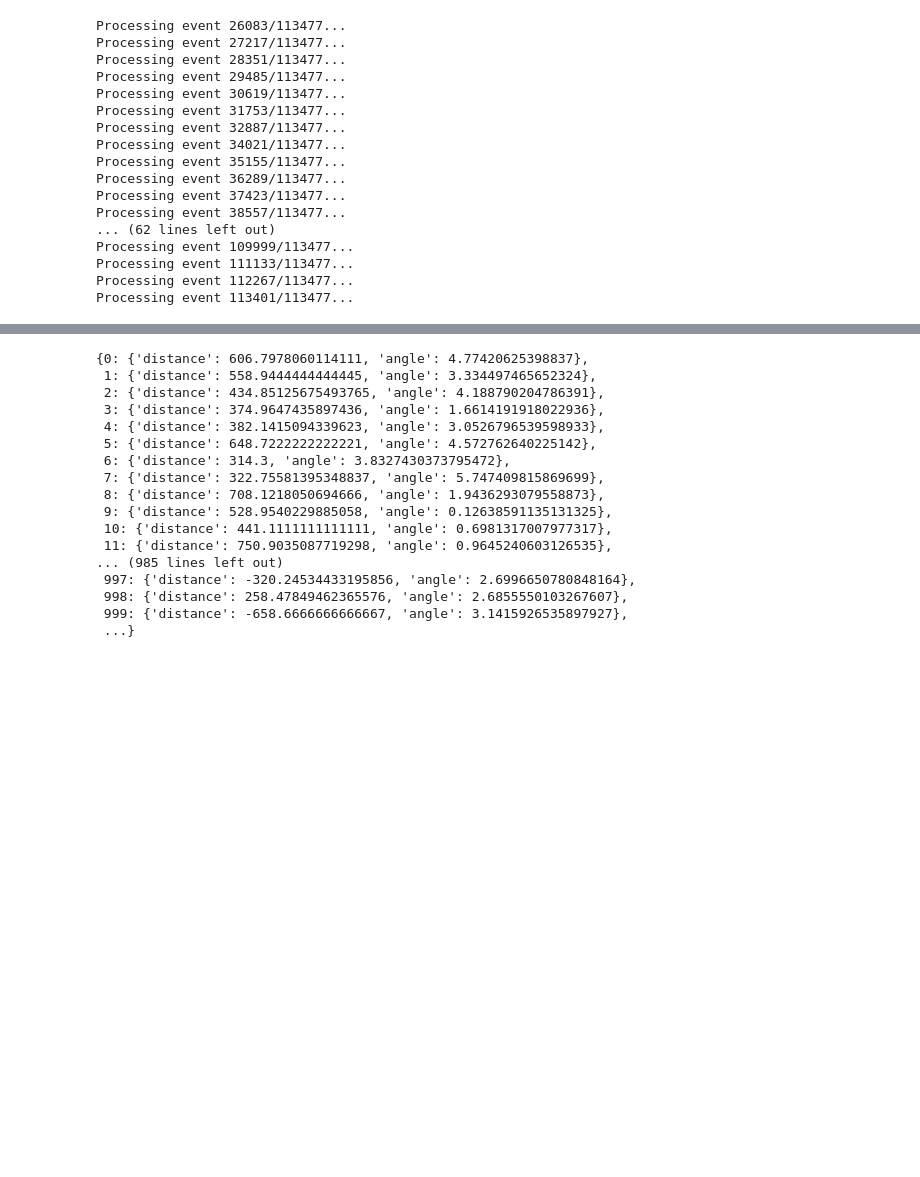
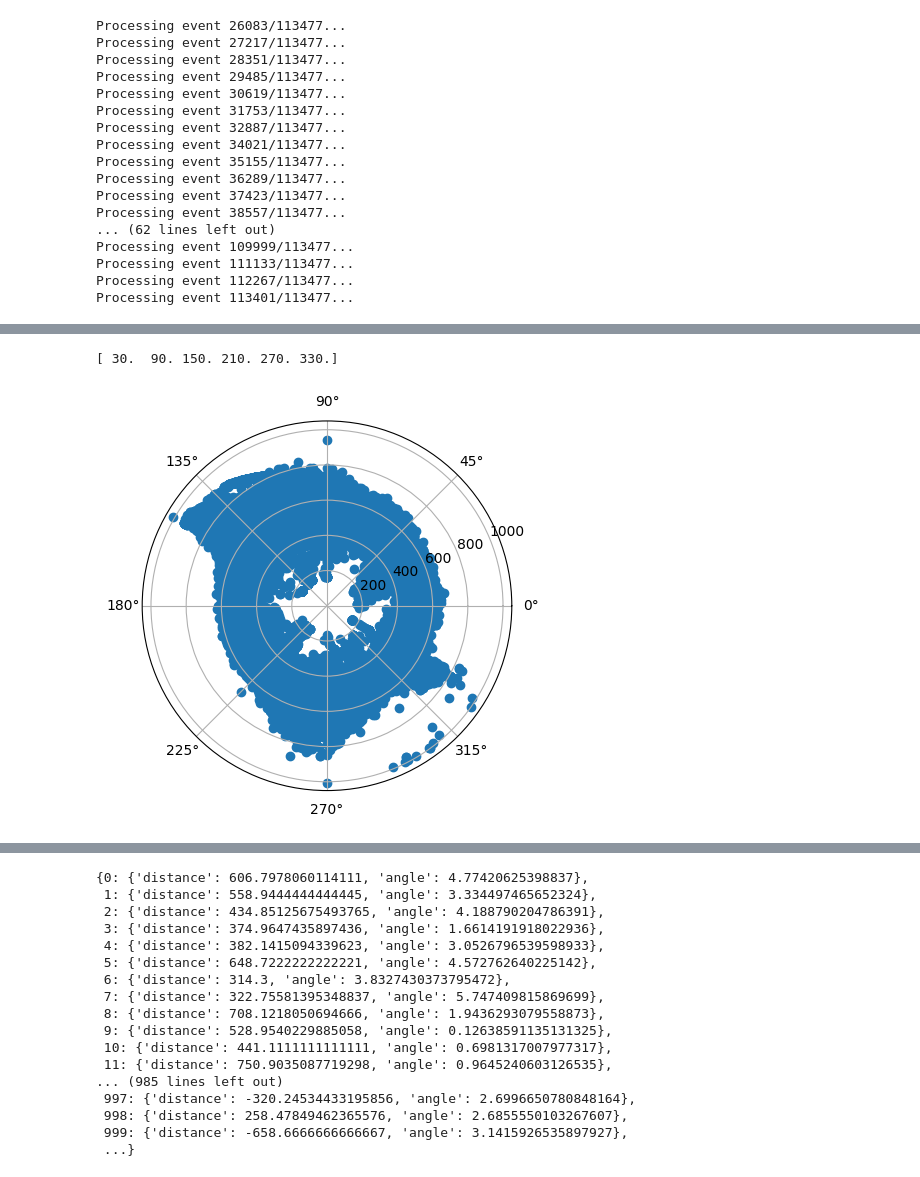
Before and after one commit to braingeneers/midbrain_parkinsons, a Jupyter notebook: dev/other/thomas/thesis/spatial_activity.ipynb, the cells around one changed output, grey strips where cells are left out. Drawn from its saved outputs; the diff is of its cells as text; code cells hidden in the pictures; blank space fills up the shorter version.

Commit message:
angle-fix

```diff
--- a/dev/other/thomas/thesis/spatial_activity.ipynb
+++ b/dev/other/thomas/thesis/spatial_activity.ipynb
@@ -272,5 +218,5 @@ Processing complete
 # %%
-averaged_histograms = apply_sliding_window_average_optimized(sd, histograms)
+averaged_histograms = apply_sliding_window_average_optimized(sd, histograms, window_width=17.5, bins=6)
 # %% [output]
 Total unique events: 113477
 Processing event 1/113477...
@@ -329,7 +264,7 @@ def subtract_average_histograms(spike_data, averaged_histograms, bins=6):
 
     return final_histograms
 # %%
-final_histograms = subtract_average_histograms(sd, averaged_histograms)
+# final_histograms = subtract_average_histograms(sd, averaged_histograms)
 # %% [output]
 Total unique events: 113477
 Processing event 1/113477...
@@ -392,10 +303 @@ def compute_bin_midpoints(bins):
-# %%
-spatial_range = (82, 1092)
-bins = 6
-
-distance_bins = np.linspace(spatial_range[0], spatial_range[1], bins+1)
-angle_bins = np.linspace(0, 2*np.pi, bins+1)
-
-distance_midpoints = compute_bin_midpoints(distance_bins)
-angle_midpoints = compute_bin_midpoints(angle_bins)
 # %%
@@ -425,2 +357,6 @@ def compute_average_distance_angle(final_histograms, bins=6):
 
     return average_distances_angles
+# %%
+average_distances_angles = compute_average_distance_angle(averaged_histograms, bins=6)
+# %% [output]
+[ 30.  90. 150. 210. 270. 330.]
@@ -426,0 +375,17 @@ def compute_average_distance_angle(final_histograms, bins=6):
+# %%
+results = average_distances_angles
+# Extracting angles and distances
+
+angles = [result['angle'] for result in results.values()]
+distances = [result['distance'] for result in results.values()]
+
+# # Convert angles to radians
+# angles = np.array(angles)
+
+# Create polar plot
+fig, ax = plt.subplots(subplot_kw={'projection': 'polar'})
+ax.scatter(angles, distances)
+
+plt.show()
+# %% [output]
+[figure, added]
```
Also changed, not shown: parts of 22 cells of this notebook.
